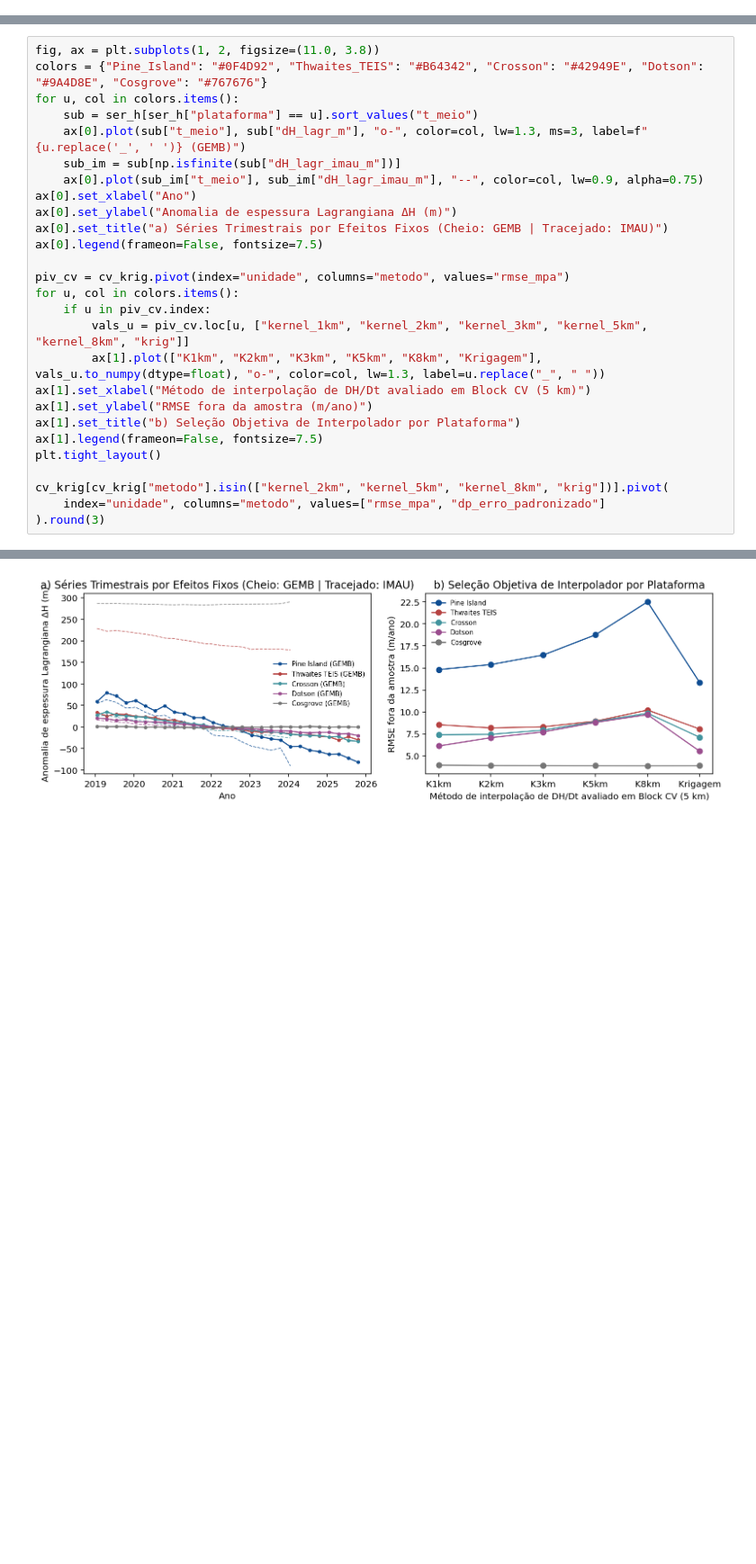
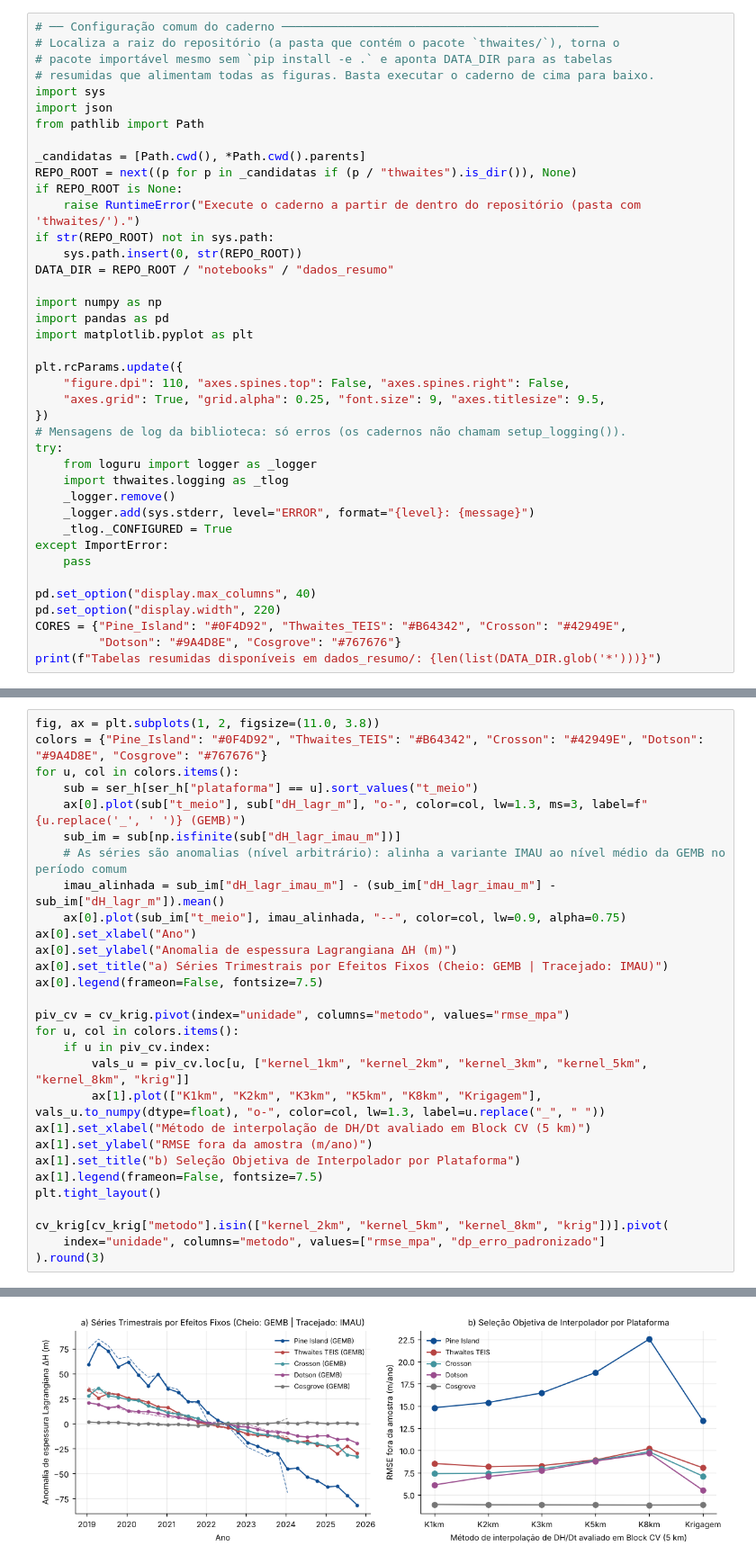
Before and after one commit to williamjot/thwaites-icesat2-ase, a Jupyter notebook: notebooks/06 DERRETIMENTO BASAL.ipynb, the cells around one changed output, grey strips where cells are left out. Shown at 90% size. Drawn from its saved outputs; the diff is of its cells as text; blank space fills up the shorter version.

```diff
--- a/notebooks/06 DERRETIMENTO BASAL.ipynb
+++ b/notebooks/06 DERRETIMENTO BASAL.ipynb
@@ -18,3 +29,43 @@ A literatura de estimativa de derretimento basal por altimetria de satélite evo
    - *(iii)* Declararam apenas incerteza por desvio móvel local ($\pm 1{,}46\text{ m/ano}$ na PIG), $3\times$ menor que a incerteza total quando se incluem firn, agregação e velocidade;
    - *(iv)* Não validaram o produto contra radares de fase *in situ* (ApRES) nem contra radar aerotransportado (MCoRDS);
    - *(v)* Afirmaram coerência das anomalias com o ENSO sem corrigir os graus de liberdade pela forte autocorrelação induzida pelo filtro temporal.
+# %%
+# ── Configuração comum do caderno ─────────────────────────────────────────────
+# Localiza a raiz do repositório (a pasta que contém o pacote `thwaites/`), torna o
+# pacote importável mesmo sem `pip install -e .` e aponta DATA_DIR para as tabelas
+# resumidas que alimentam todas as figuras. Basta executar o caderno de cima para baixo.
+import sys
+import json
+from pathlib import Path
+
+_candidatas = [Path.cwd(), *Path.cwd().parents]
+REPO_ROOT = next((p for p in _candidatas if (p / "thwaites").is_dir()), None)
+if REPO_ROOT is None:
+    raise RuntimeError("Execute o caderno a partir de dentro do repositório (pasta com 'thwaites/').")
+if str(REPO_ROOT) not in sys.path:
+    sys.path.insert(0, str(REPO_ROOT))
+DATA_DIR = REPO_ROOT / "notebooks" / "dados_resumo"
+
+import numpy as np
+import pandas as pd
+import matplotlib.pyplot as plt
+
+plt.rcParams.update({
+    "figure.dpi": 110, "axes.spines.top": False, "axes.spines.right": False,
+    "axes.grid": True, "grid.alpha": 0.25, "font.size": 9, "axes.titlesize": 9.5,
+})
+# Mensagens de log da biblioteca: só erros (os cadernos não chamam setup_logging()).
+try:
+    from loguru import logger as _logger
+    import thwaites.logging as _tlog
+    _logger.remove()
+    _logger.add(sys.stderr, level="ERROR", format="{level}: {message}")
+    _tlog._CONFIGURED = True
+except ImportError:
+    pass
+
+pd.set_option("display.max_columns", 40)
+pd.set_option("display.width", 220)
+CORES = {"Pine_Island": "#0F4D92", "Thwaites_TEIS": "#B64342", "Crosson": "#42949E",
+         "Dotson": "#9A4D8E", "Cosgrove": "#767676"}
+print(f"Tabelas resumidas disponíveis em dados_resumo/: {len(list(DATA_DIR.glob('*')))}")
@@ -56,7 +231,9 @@ for u, col in colors.items():
     sub = ser_h[ser_h["plataforma"] == u].sort_values("t_meio")
     ax[0].plot(sub["t_meio"], sub["dH_lagr_m"], "o-", color=col, lw=1.3, ms=3, label=f"{u.replace('_', ' ')} (GEMB)")
     sub_im = sub[np.isfinite(sub["dH_lagr_imau_m"])]
-    ax[0].plot(sub_im["t_meio"], sub_im["dH_lagr_imau_m"], "--", color=col, lw=0.9, alpha=0.75)
+    # As séries são anomalias (nível arbitrário): alinha a variante IMAU ao nível médio da GEMB no período comum
+    imau_alinhada = sub_im["dH_lagr_imau_m"] - (sub_im["dH_lagr_imau_m"] - sub_im["dH_lagr_m"]).mean()
+    ax[0].plot(sub_im["t_meio"], imau_alinhada, "--", color=col, lw=0.9, alpha=0.75)
 ax[0].set_xlabel("Ano")
 ax[0].set_ylabel("Anomalia de espessura Lagrangiana ΔH (m)")
 ax[0].set_title("a) Séries Trimestrais por Efeitos Fixos (Cheio: GEMB | Tracejado: IMAU)")
@@ -80 +266 @@ cv_krig[cv_krig["metodo"].isin(["kernel_2km", "kernel_5km", "kernel_8km", "krig"
-[figure, old version]
+[figure, new version]
```
Also changed, not shown: parts of 18 cells of this notebook, 10 other files.
